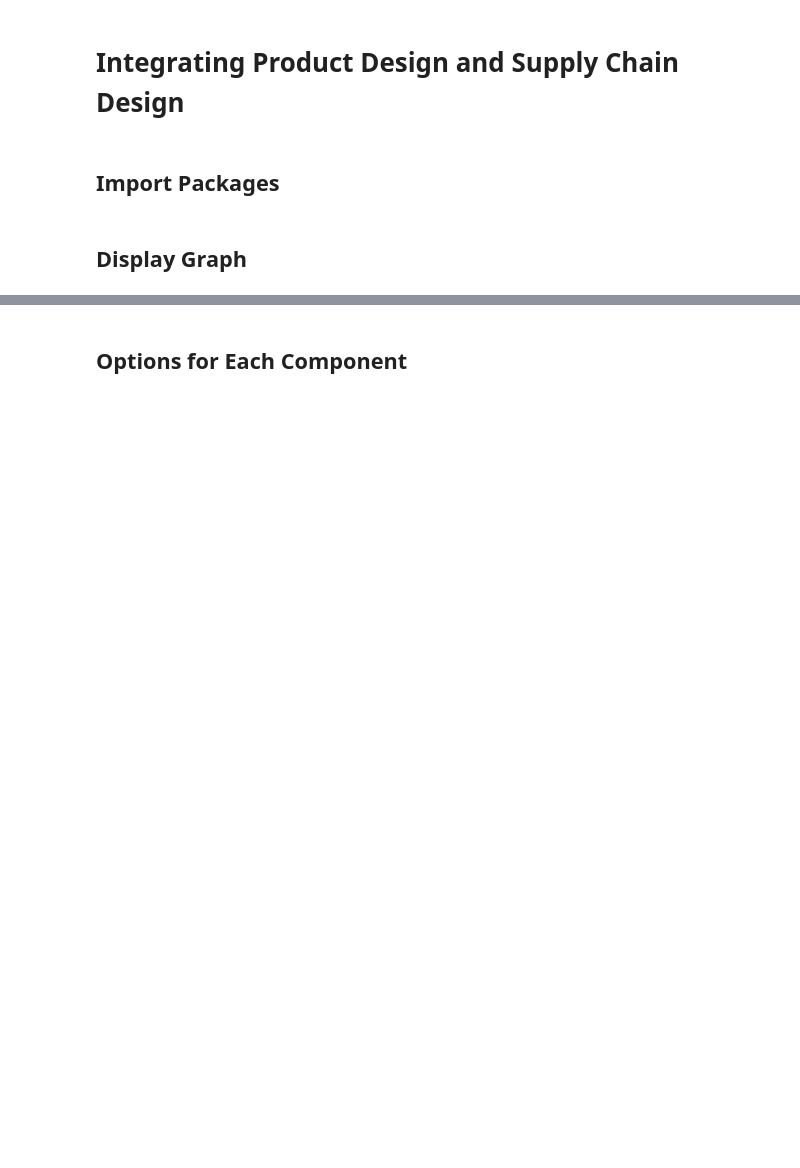
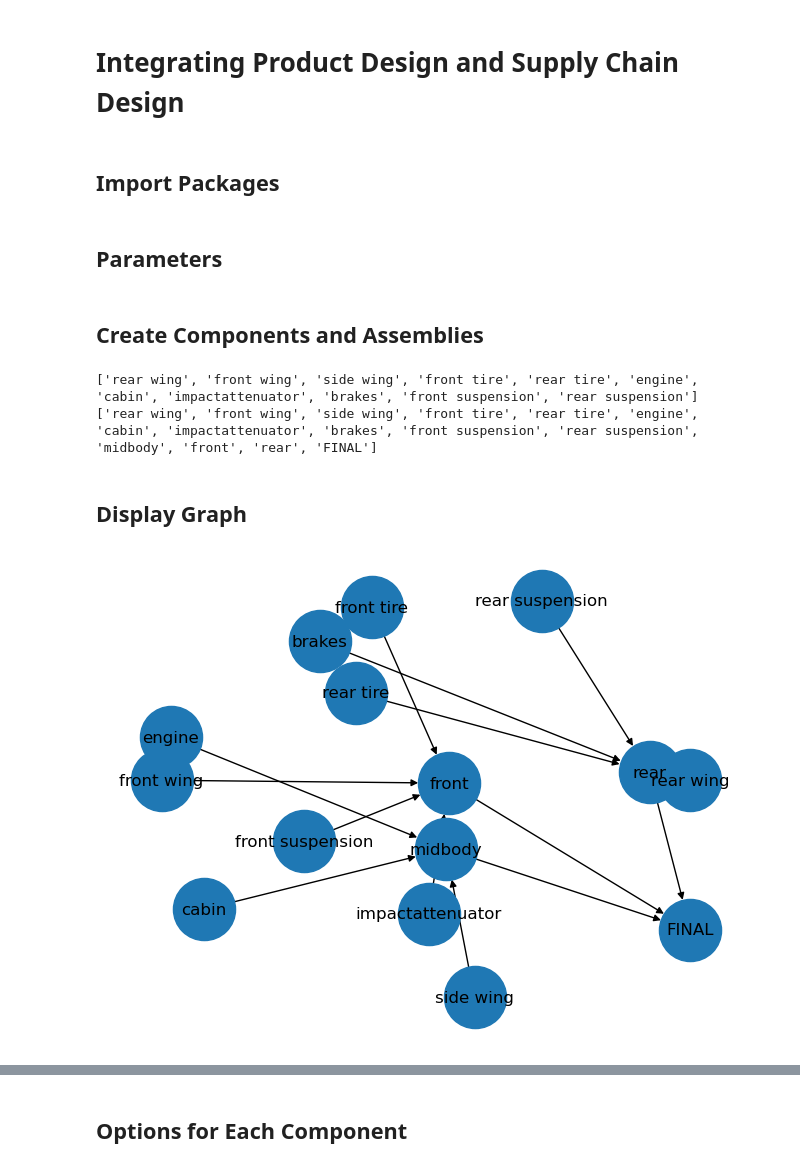
Before and after one commit to hmedal/sae-dsc-hmedal, a Jupyter notebook: examples/PD-SC-Opt-v2.ipynb, the cells around one changed output, grey strips where cells are left out. Cells and saved outputs as stored; diff of their text form; code cells hidden in the pictures; blank space fills up the shorter version.

```diff
--- a/examples/PD-SC-Opt-v2.ipynb
+++ b/examples/PD-SC-Opt-v2.ipynb
@@ -15,3 +17,5 @@ from pandas import DataFrame, read_csv
 import sys
 sys.path.append('../')
 import saedfsc
+# %% [markdown]
+## Parameters
@@ -18,3 +24,64 @@ import saedfsc
+# %% [markdown]
+## Create Components and Assemblies
+# %%
+partOptions = saedfsc.getPartOptionsWithSuppliers()
+components = []
+for option in partOptions.keys():
+    if option == 'wings':
+        components.append('rear wing')
+        components.append('front wing')
+        components.append('side wing')
+    elif option == 'tires':
+        components.append('front tire')
+        components.append('rear tire')
+    elif option == 'suspension':
+        components.append('front suspension')
+        components.append('rear suspension')
+    else:
+        components.append(option)
+assembliesStructure = {'midbody' : ['engine', 'cabin', 'side wing'],
+                       'front' : ['front wing', 'front tire', 'impactattenuator', 'front suspension'],
+                       'rear' : ['rear wing', 'brakes', 'rear tire', 'rear suspension'],}
+assemblyNodes = list(assembliesStructure.keys())
+finalNodes = ['FINAL']
+allNodes = components + assemblyNodes + finalNodes
+nonComponentNodes = assemblyNodes + finalNodes
+print(components)
+print(allNodes)
+# %% [output]
+['rear wing', 'front wing', 'side wing', 'front tire', 'rear tire', 'engine', 'cabin', 'impactattenuator', 'brakes', 'front suspension', 'rear suspension']
+['rear wing', 'front wing', 'side wing', 'front tire', 'rear tire', 'engine', 'cabin', 'impactattenuator', 'brakes', 'front suspension', 'rear suspension', 'midbody', 'front', 'rear', 'FINAL']
 # %% [markdown]
 ## Display Graph
+# %%
+G = nx.DiGraph()
+
+numNodes = len(components) + len(assemblyNodes) + len(finalNodes)
+
+np.random.seed(0)
+stageCostsList = np.random.randint(1, 10, numNodes)
+processTimesList = np.random.randint(1, 10, numNodes)
+maxServiceTimeOutList = 20*np.ones(numNodes)
+maxServiceTimeOutList[numNodes-1] = 0
+
+for n in allNodes:
+    time = np.random.randint(1, 10)
+    G.add_node(n, process_time=time,
+               max_service_time_out=2*time,
+               stage_cost=np.random.randint(1, 10))
+
+for n in assemblyNodes:
+    for component in assembliesStructure[n]:
+        G.add_edge(component, n)
+
+for n in assemblyNodes:
+    for n2 in finalNodes:
+        G.add_edge(n, n2)
+
+maxServiceTimeOut = nx.get_node_attributes(G, 'max_service_time_out')
+
+nx.draw(G, with_labels=True, node_size=2000)
+plt.show()
+# %% [output]
+[figure, added]
 # %%
```
Also changed, not shown: parts of 21 cells of this notebook, 3 other files.
